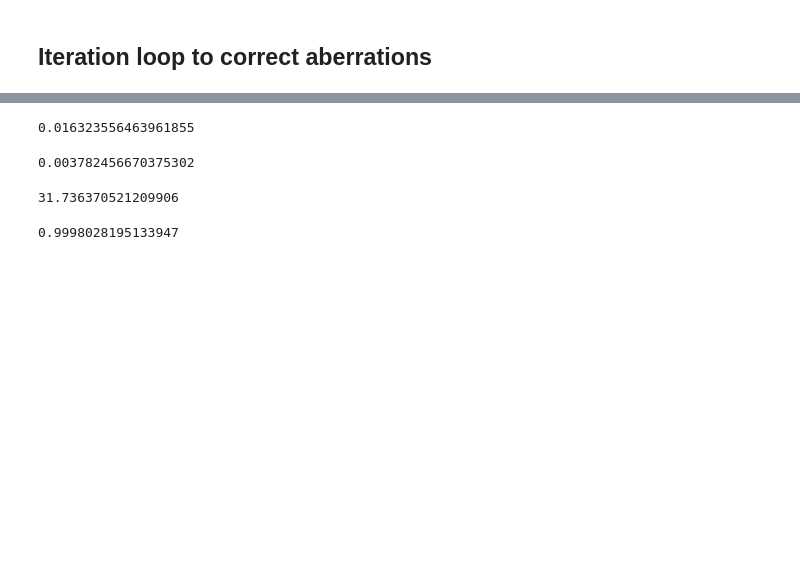
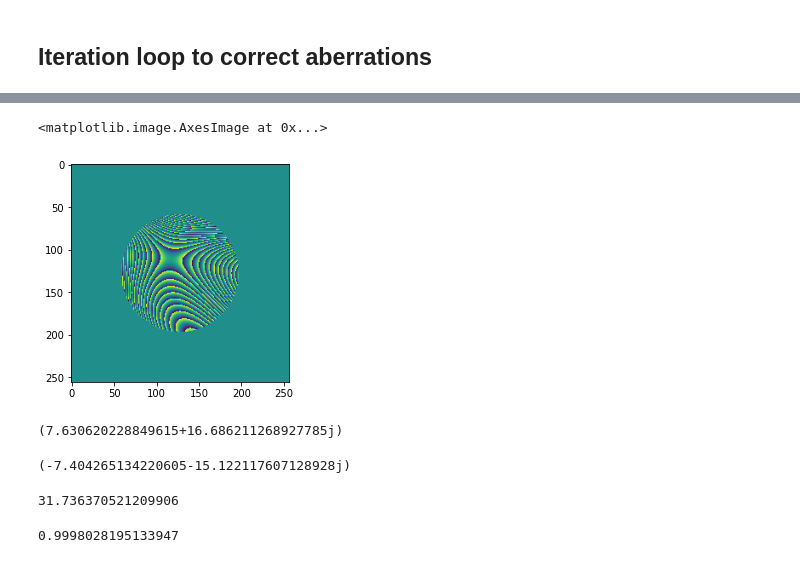
Before and after one commit to imperial-photonics/HexSimInstrument, a Jupyter notebook: R11SLM_correction_simulation_MN.ipynb, the cells around one changed output, grey strips where cells are left out. Cells and saved outputs as stored; diff of their text form; code cells hidden in the pictures; blank space fills up the shorter version.

```diff
--- a/R11SLM_correction_simulation_MN.ipynb
+++ b/R11SLM_correction_simulation_MN.ipynb
@@ -336,8 +341,13 @@ Elapsed time: 23.264948844909668s
 # %%
-xp.std(q, where=circ)
+plt.imshow(np.angle(Q * np.exp(1j * cumphase)))
 # %% [output]
-0.016323556463961855
+<matplotlib.image.AxesImage at 0x...>
+[figure, added]
 # %%
-xp.std(diff_z)
+xp.sum(Q * xp.exp(1j * cumphase) * (Z22 + 1j * Z2_2) / 2)
 # %% [output]
-0.003782456670375302
+(7.630620228849615+16.686211268927785j)
+# %%
+xp.sum(Q * xp.exp(1j * cumphase) * (Z22 - 1j * Z2_2) / (2 * 1j))
+# %% [output]
+(-7.404265134220605-15.122117607128928j)
```
Also changed, not shown: parts of 7 cells of this notebook.
